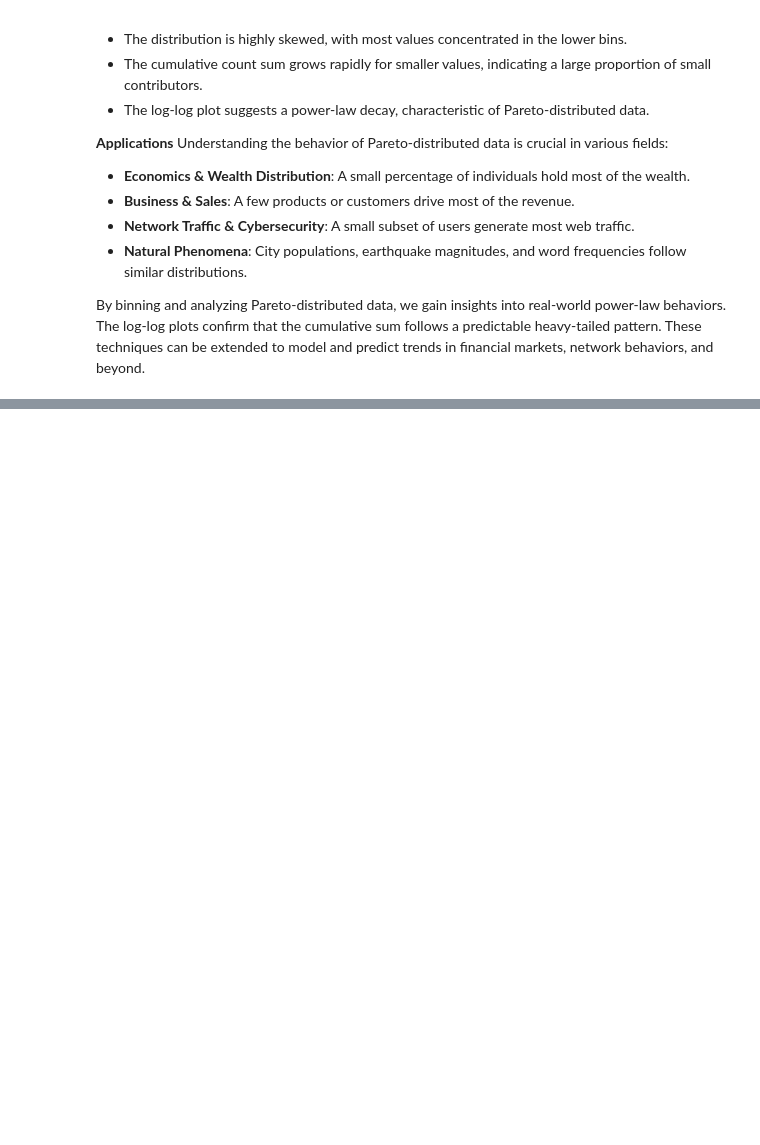
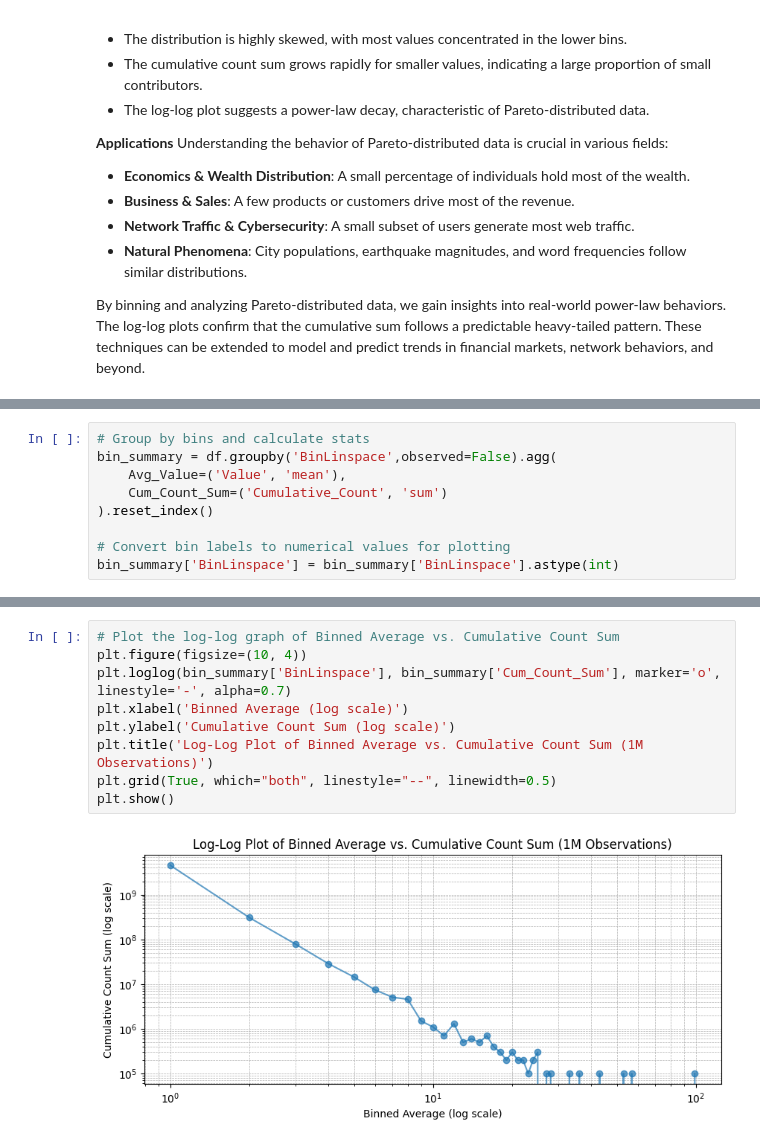
Before and after one commit to ozsp12/computational_physics, a Jupyter notebook: logarithmic_binning_step_by_step.ipynb, the cells around one changed output, grey strips where cells are left out. Cells and saved outputs as stored; diff of their text form; blank space fills up the shorter version.

```diff
--- a/logarithmic_binning_step_by_step.ipynb
+++ b/logarithmic_binning_step_by_step.ipynb
@@ -347,0 +359,9 @@ plt.show()
+# %%
+# Group by bins and calculate stats
+bin_summary = df.groupby('BinLinspace',observed=False).agg(
+    Avg_Value=('Value', 'mean'),
+    Cum_Count_Sum=('Cumulative_Count', 'sum')
+).reset_index()
+
+# Convert bin labels to numerical values for plotting
+bin_summary['BinLinspace'] = bin_summary['BinLinspace'].astype(int)
@@ -347,0 +379,11 @@ plt.show()
+# %%
+# Plot the log-log graph of Binned Average vs. Cumulative Count Sum
+plt.figure(figsize=(10, 4))
+plt.loglog(bin_summary['BinLinspace'], bin_summary['Cum_Count_Sum'], marker='o', linestyle='-', alpha=0.7)
+plt.xlabel('Binned Average (log scale)')
+plt.ylabel('Cumulative Count Sum (log scale)')
+plt.title('Log-Log Plot of Binned Average vs. Cumulative Count Sum (1M Observations)')
+plt.grid(True, which="both", linestyle="--", linewidth=0.5)
+plt.show()
+# %% [output]
+[figure, added]
```
Also changed, not shown: parts of 20 cells of this notebook.
